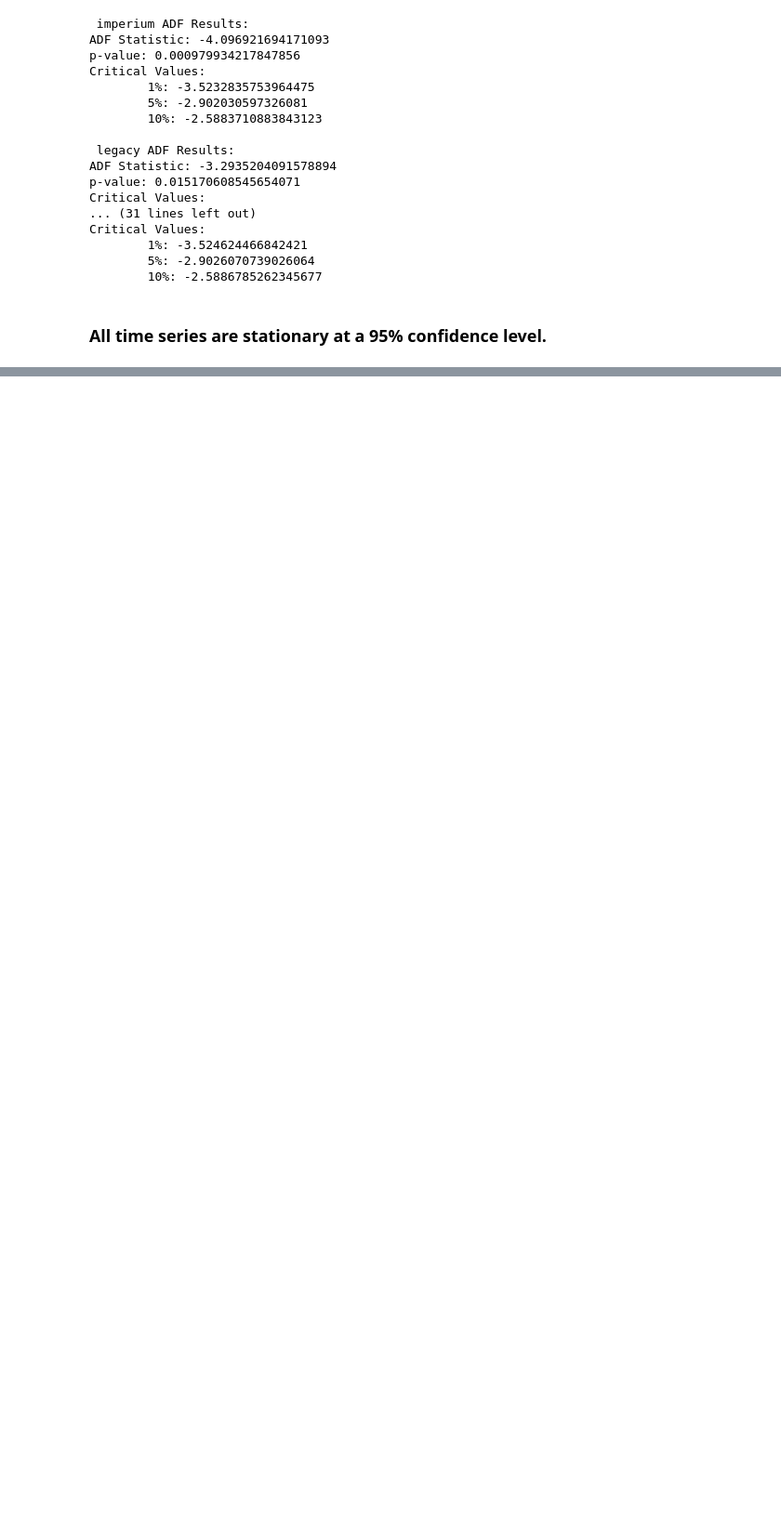
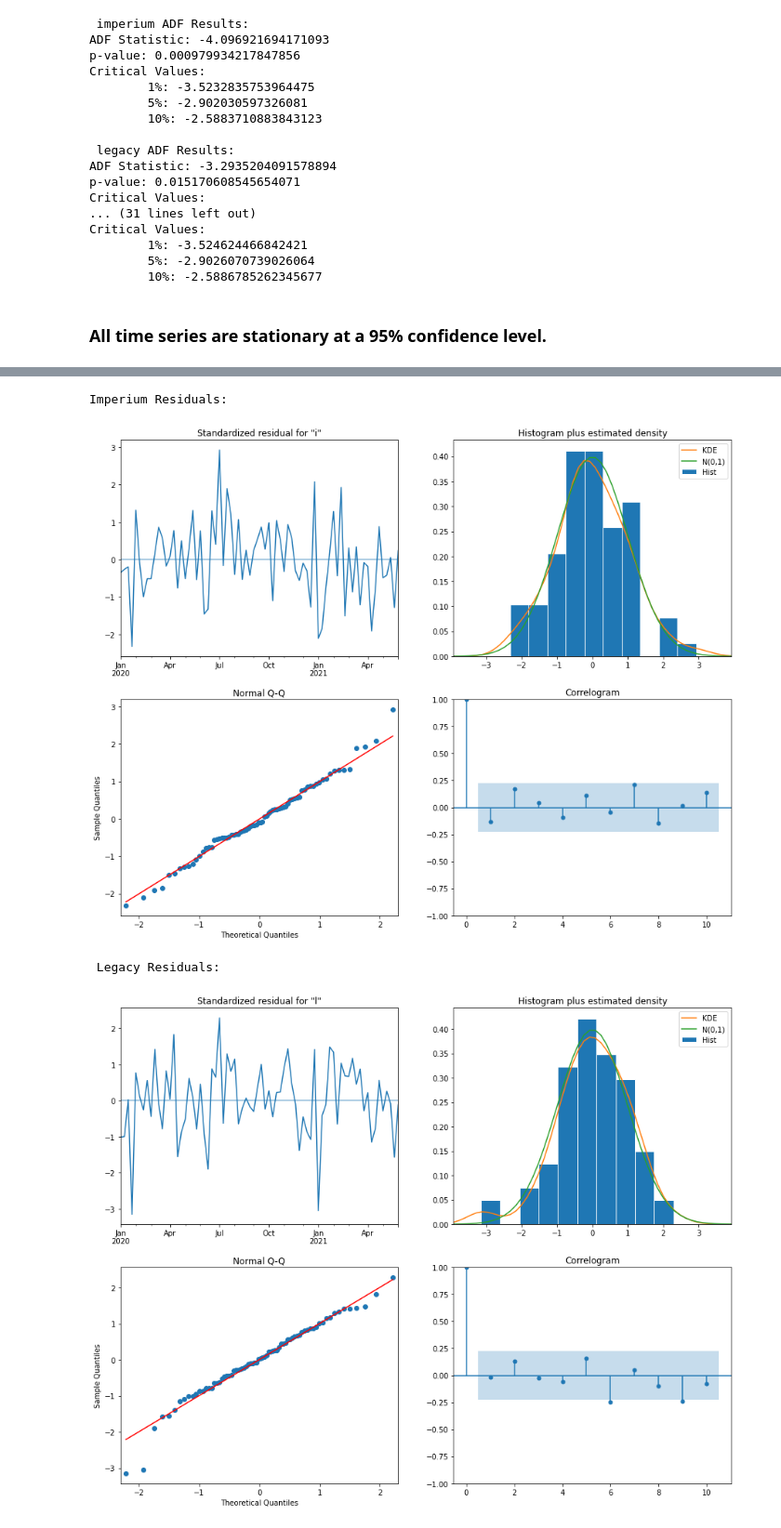
Before and after one commit to antonyebrown/Eve_TimeSeries, a Jupyter notebook: eve_timeseries.ipynb, the cells around one changed output, grey strips where cells are left out. Shown at 93% size. Drawn from its saved outputs; the diff is of its cells as text; code cells hidden in the pictures; blank space fills up the shorter version.

```diff
--- a/eve_timeseries.ipynb
+++ b/eve_timeseries.ipynb
@@ -360,0 +379,4 @@ date
+# %%
+panfam_fit=ARIMA(panfam_df, exog = exogx3, order=(1,0,0))
+panfam_fit=panfam_fit.fit()
+panfam_fit.summary()
@@ -360,0 +407,4 @@ date
+# %%
+papi_fit=ARIMA(papi_df, exog = exogx3, order=(1,0,0))
+papi_fit=papi_fit.fit()
+papi_fit.summary()
@@ -360,0 +435,4 @@ date
+# %%
+impsub_fit=ARIMA(impsub_df, exog = exogx, order=(1,0,0))
+impsub_fit=impsub_fit.fit()
+impsub_fit.summary()
@@ -360,0 +463,4 @@ date
+# %%
+papisub_fit=ARIMA(papisub_df, exog = exogx3, order=(1,0,0))
+papisub_fit=papisub_fit.fit()
+papisub_fit.summary()
@@ -360,0 +528,24 @@ date
+# %%
+print("Imperium Residuals:")
+imp_fit.plot_diagnostics(figsize=(15, 12))
+plt.show()
+print("\n", "Legacy Residuals:")
+legacy_fit.plot_diagnostics(figsize=(15, 12))
+plt.show()
+print("\n", "Panfam Residuals:")
+panfam_fit.plot_diagnostics(figsize=(15, 12))
+plt.show()
+print("\n", "PAPI Residuals:")
+papi_fit.plot_diagnostics(figsize=(15, 12))
+plt.show()
+print("\n", "Imperium Subcap Residuals:")
+impsub_fit.plot_diagnostics(figsize=(15, 12))
+plt.show()
+print("\n", "PAPI Subcap Residuals:")
+papisub_fit.plot_diagnostics(figsize=(15, 12))
+plt.show()
+# %% [output]
+Imperium Residuals:
+[figure, added]
+ Legacy Residuals:
+[figure, added]
```
Also changed, not shown: parts of 72 cells of this notebook, 10 other files.
